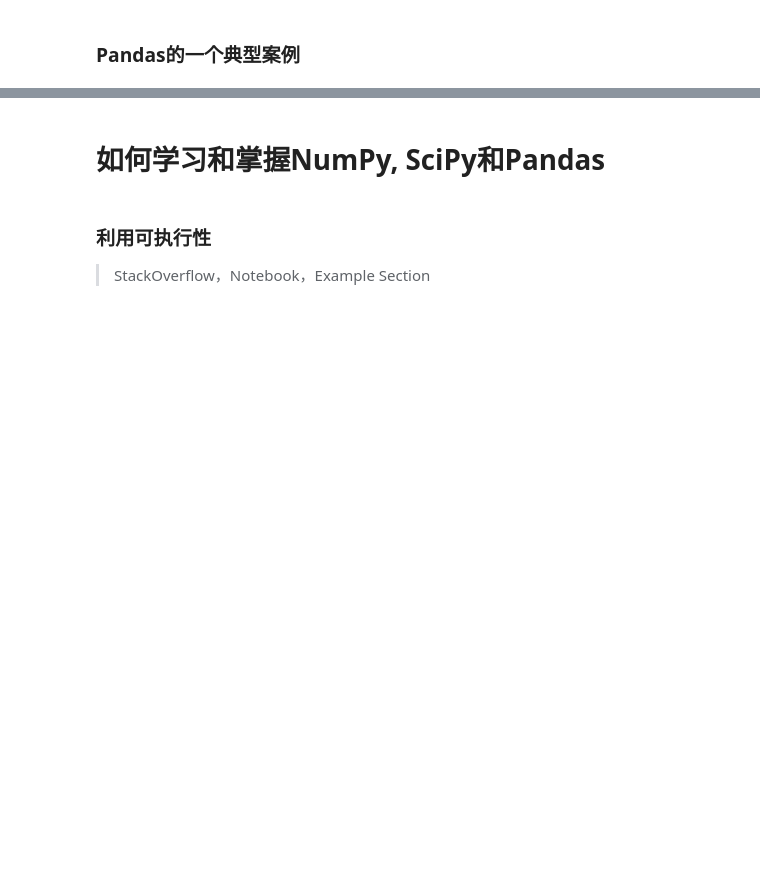
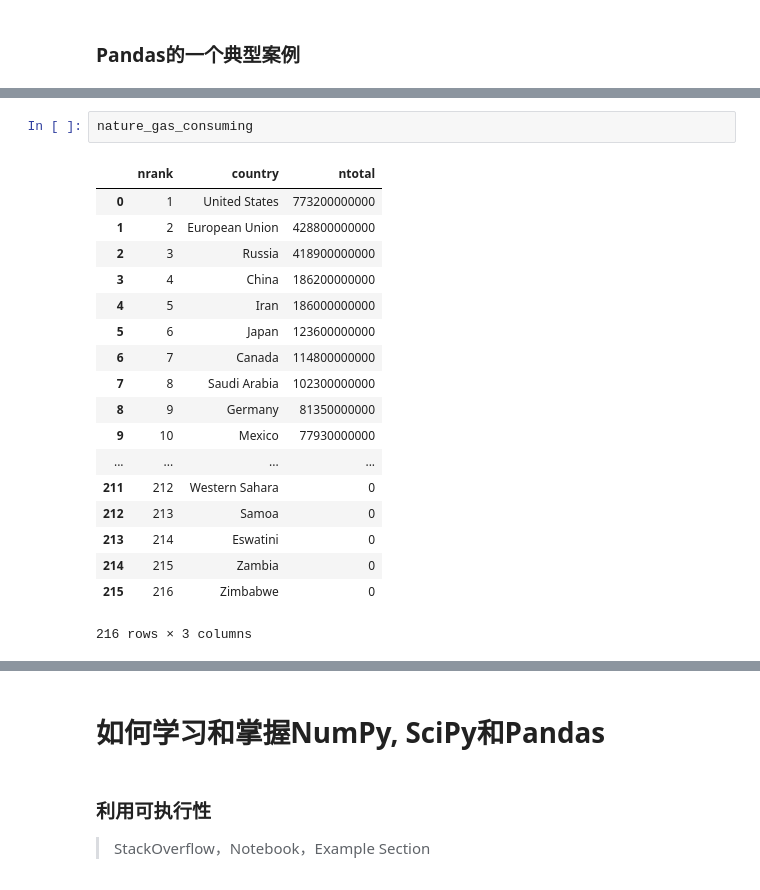
Before and after one commit to shaiic/AI-training, a Jupyter notebook: 1.Notebooks/4.Lesson-Docs/lesson-Python语言导论.04-科学计算.ipynb, the cells around one changed output, grey strips where cells are left out. Cells and saved outputs as stored; diff of their text form; blank space fills up the shorter version.

```diff
--- a/1.Notebooks/4.Lesson-Docs/lesson-Python语言导论.04-科学计算.ipynb
+++ b/1.Notebooks/4.Lesson-Docs/lesson-Python语言导论.04-科学计算.ipynb
@@ -593,0 +999,21 @@ Pandas 纳入了最具有统计意味的工具包，大量库和一些标准的
+# %%
+nature_gas_consuming
+# %% [output]
+|  | nrank | country | ntotal |
+| 0 | 1 | United States | 773200000000 |
+| 1 | 2 | European Union | 428800000000 |
+| 2 | 3 | Russia | 418900000000 |
+| 3 | 4 | China | 186200000000 |
+| 4 | 5 | Iran | 186000000000 |
+| 5 | 6 | Japan | 123600000000 |
+| 6 | 7 | Canada | 114800000000 |
+| 7 | 8 | Saudi Arabia | 102300000000 |
+| 8 | 9 | Germany | 81350000000 |
+| 9 | 10 | Mexico | 77930000000 |
+| ... | ... | ... | ... |
+| 211 | 212 | Western Sahara | 0 |
+| 212 | 213 | Samoa | 0 |
+| 213 | 214 | Eswatini | 0 |
+| 214 | 215 | Zambia | 0 |
+| 215 | 216 | Zimbabwe | 0 |
+216 rows × 3 columns
```
Also changed, not shown: parts of 56 cells of this notebook.
